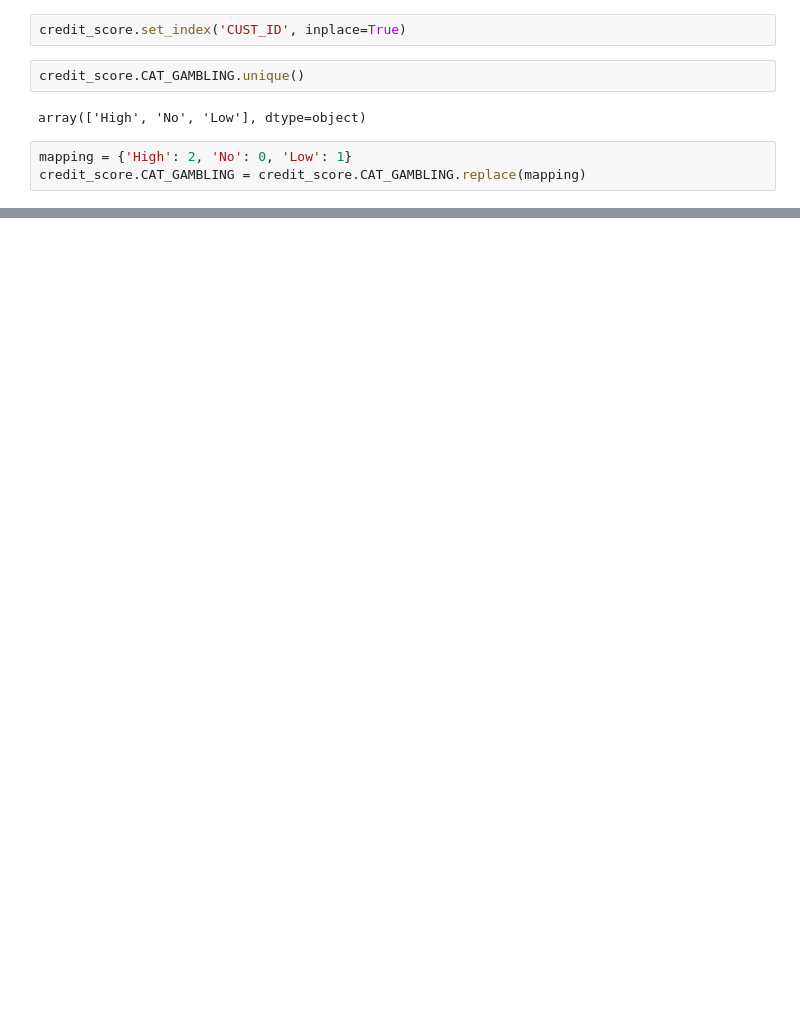
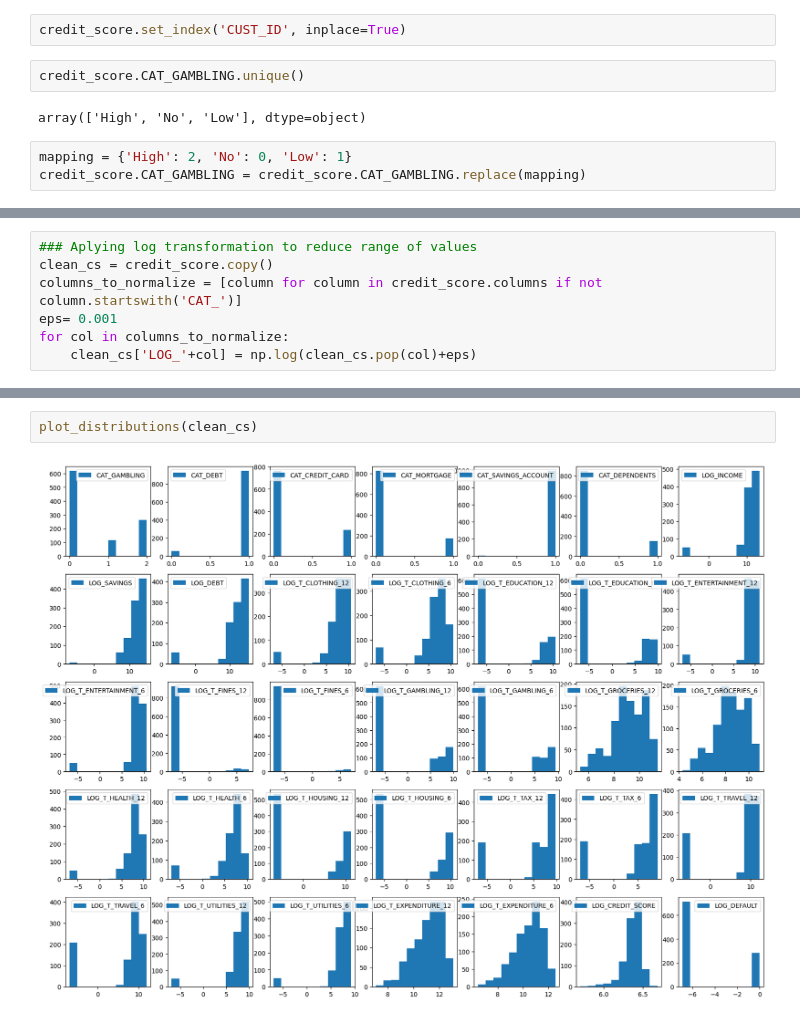
Before and after one commit to lenizio/studies_machine_learning, a Jupyter notebook: notebooks/credit_score.ipynb, the cells around one changed output, grey strips where cells are left out. Saved outputs shown, nothing was run; the diff lists cells and outputs as text; blank space fills up the shorter version.

```diff
--- a/notebooks/credit_score.ipynb
+++ b/notebooks/credit_score.ipynb
@@ -243,0 +118,7 @@ array([[222,  23],
+# %%
+### Aplying log transformation to reduce range of values
+clean_cs = credit_score.copy()
+columns_to_normalize = [column for column in credit_score.columns if not column.startswith('CAT_')]
+eps= 0.001
+for col in columns_to_normalize:
+    clean_cs['LOG_'+col] = np.log(clean_cs.pop(col)+eps)
@@ -243,0 +138,4 @@ array([[222,  23],
+# %%
+plot_distributions(clean_cs)
+# %% [output]
+[figure, added]
```
Also changed, not shown: parts of 73 cells of this notebook, 1 other file.
